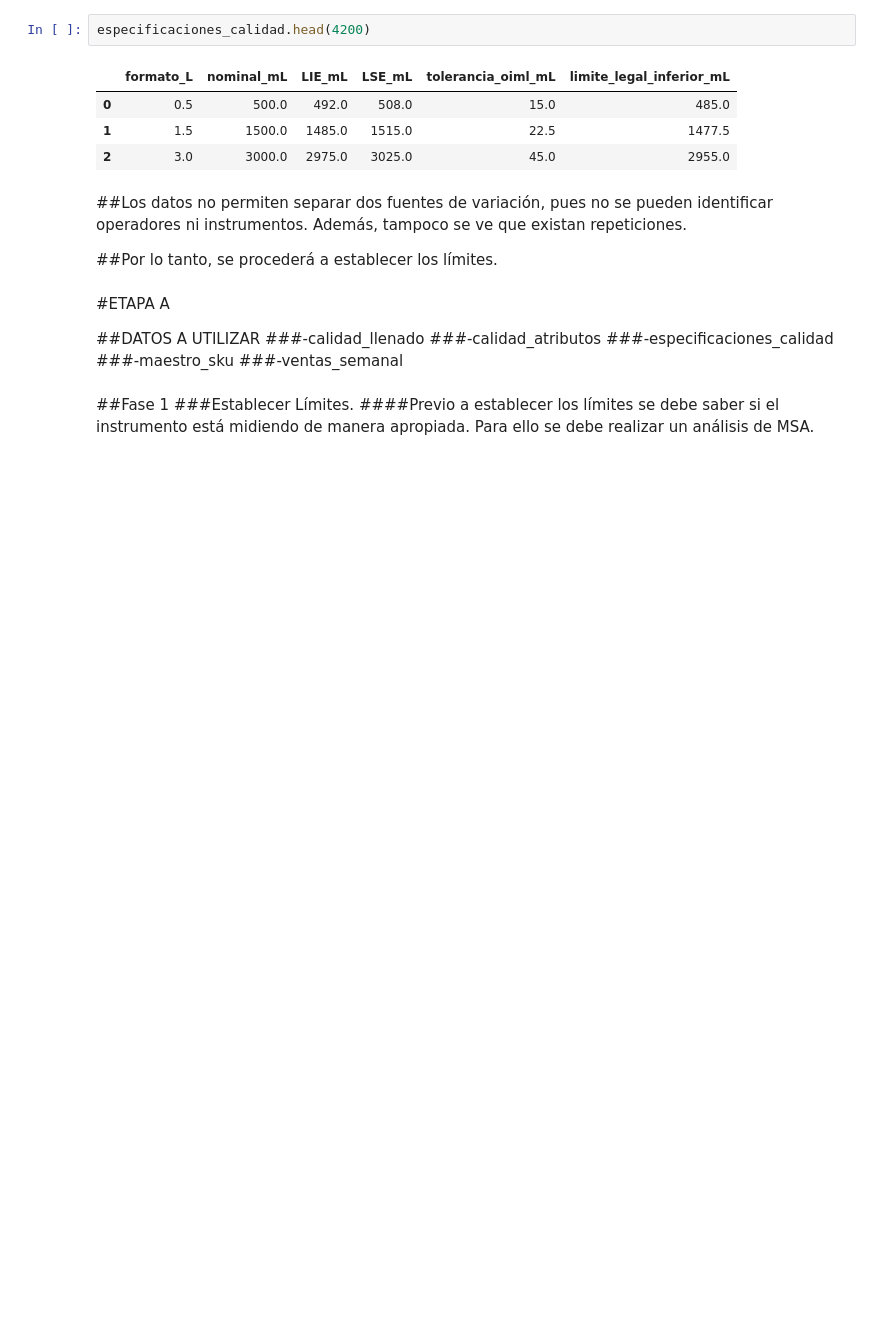
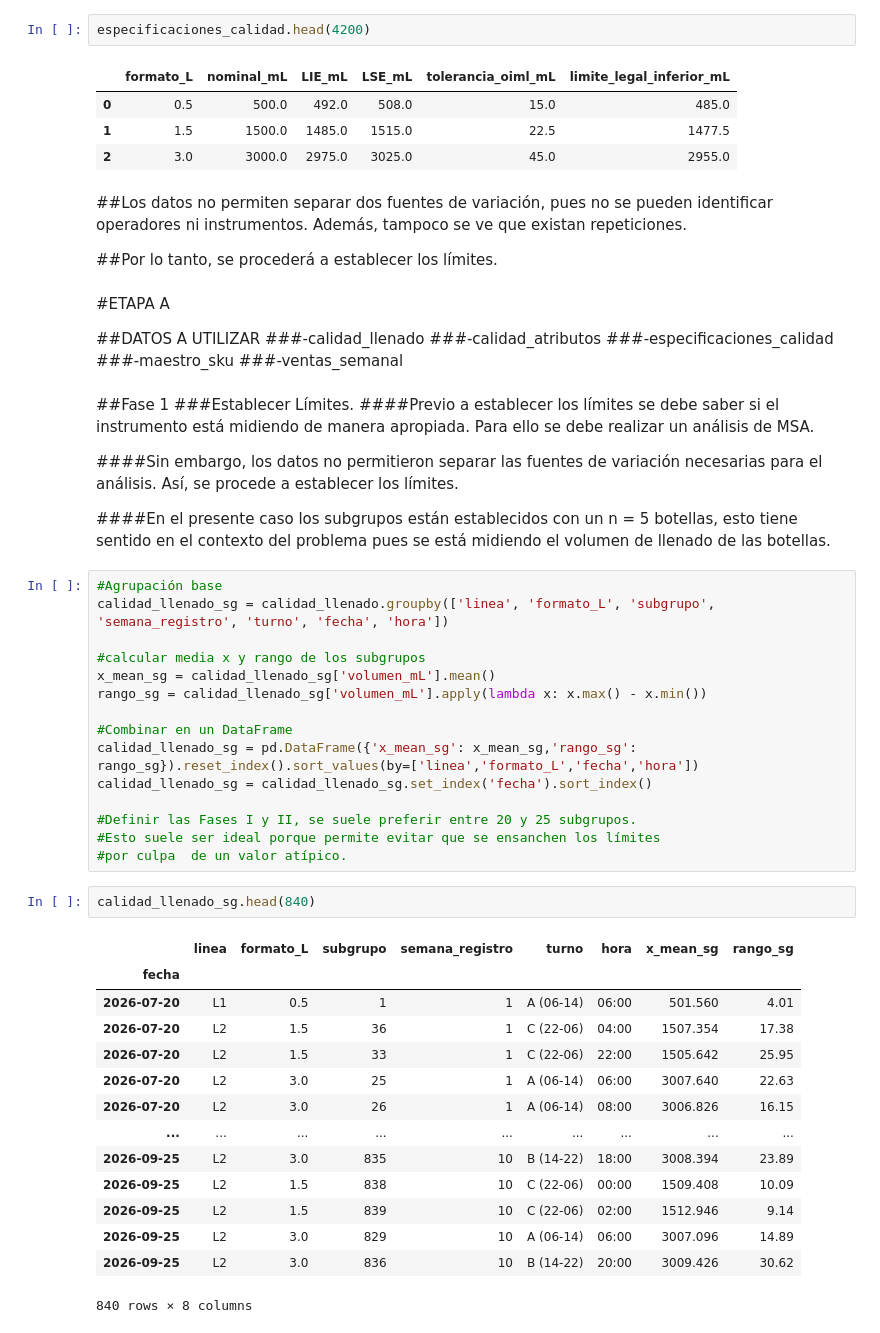
Before and after one commit to BenjaminOrtizO/CaseStudy, a Jupyter notebook: Entrega1.ipynb, the cells around one changed output. Drawn from its saved outputs; the diff is of its cells as text; blank space fills up the shorter version.

```diff
--- a/Entrega1.ipynb
+++ b/Entrega1.ipynb
@@ -255,3 +264,39 @@ especificaciones_calidad.head(4200)
 ##Fase 1
 ###Establecer Límites.
 ####Previo a establecer los límites se debe saber si el instrumento está midiendo de manera apropiada. Para ello se debe realizar un análisis de MSA.
+
+####Sin embargo, los datos no permitieron separar las fuentes de variación necesarias para el análisis. Así, se procede a establecer los límites.
+
+####En el presente caso los subgrupos están establecidos con un n = 5 botellas, esto tiene sentido en el contexto del problema pues se está midiendo el volumen de llenado de las botellas.
+# %%
+#Agrupación base
+calidad_llenado_sg = calidad_llenado.groupby(['linea', 'formato_L', 'subgrupo', 'semana_registro', 'turno', 'fecha', 'hora'])
+
+#calcular media x y rango de los subgrupos
+x_mean_sg = calidad_llenado_sg['volumen_mL'].mean()
+rango_sg = calidad_llenado_sg['volumen_mL'].apply(lambda x: x.max() - x.min())
+
+#Combinar en un DataFrame
+calidad_llenado_sg = pd.DataFrame({'x_mean_sg': x_mean_sg,'rango_sg': rango_sg}).reset_index().sort_values(by=['linea','formato_L','fecha','hora'])
+calidad_llenado_sg = calidad_llenado_sg.set_index('fecha').sort_index()
+
+#Definir las Fases I y II, se suele preferir entre 20 y 25 subgrupos.
+#Esto suele ser ideal porque permite evitar que se ensanchen los límites
+#por culpa  de un valor atípico.
+# %%
+calidad_llenado_sg.head(840)
+# %% [output]
+|  | linea | formato_L | subgrupo | semana_registro | turno | hora | x_mean_sg | rango_sg |
+| fecha |  |  |  |  |  |  |  |  |
+| 2026-07-20 | L1 | 0.5 | 1 | 1 | A (06-14) | 06:00 | 501.560 | 4.01 |
+| 2026-07-20 | L2 | 1.5 | 36 | 1 | C (22-06) | 04:00 | 1507.354 | 17.38 |
+| 2026-07-20 | L2 | 1.5 | 33 | 1 | C (22-06) | 22:00 | 1505.642 | 25.95 |
+| 2026-07-20 | L2 | 3.0 | 25 | 1 | A (06-14) | 06:00 | 3007.640 | 22.63 |
+| 2026-07-20 | L2 | 3.0 | 26 | 1 | A (06-14) | 08:00 | 3006.826 | 16.15 |
+| ... | ... | ... | ... | ... | ... | ... | ... | ... |
+| 2026-09-25 | L2 | 3.0 | 835 | 10 | B (14-22) | 18:00 | 3008.394 | 23.89 |
+| 2026-09-25 | L2 | 1.5 | 838 | 10 | C (22-06) | 00:00 | 1509.408 | 10.09 |
+| 2026-09-25 | L2 | 1.5 | 839 | 10 | C (22-06) | 02:00 | 1512.946 | 9.14 |
+| 2026-09-25 | L2 | 3.0 | 829 | 10 | A (06-14) | 06:00 | 3007.096 | 14.89 |
+| 2026-09-25 | L2 | 3.0 | 836 | 10 | B (14-22) | 20:00 | 3009.426 | 30.62 |
+840 rows × 8 columns
```
Also changed, not shown: parts of 5 cells of this notebook.
